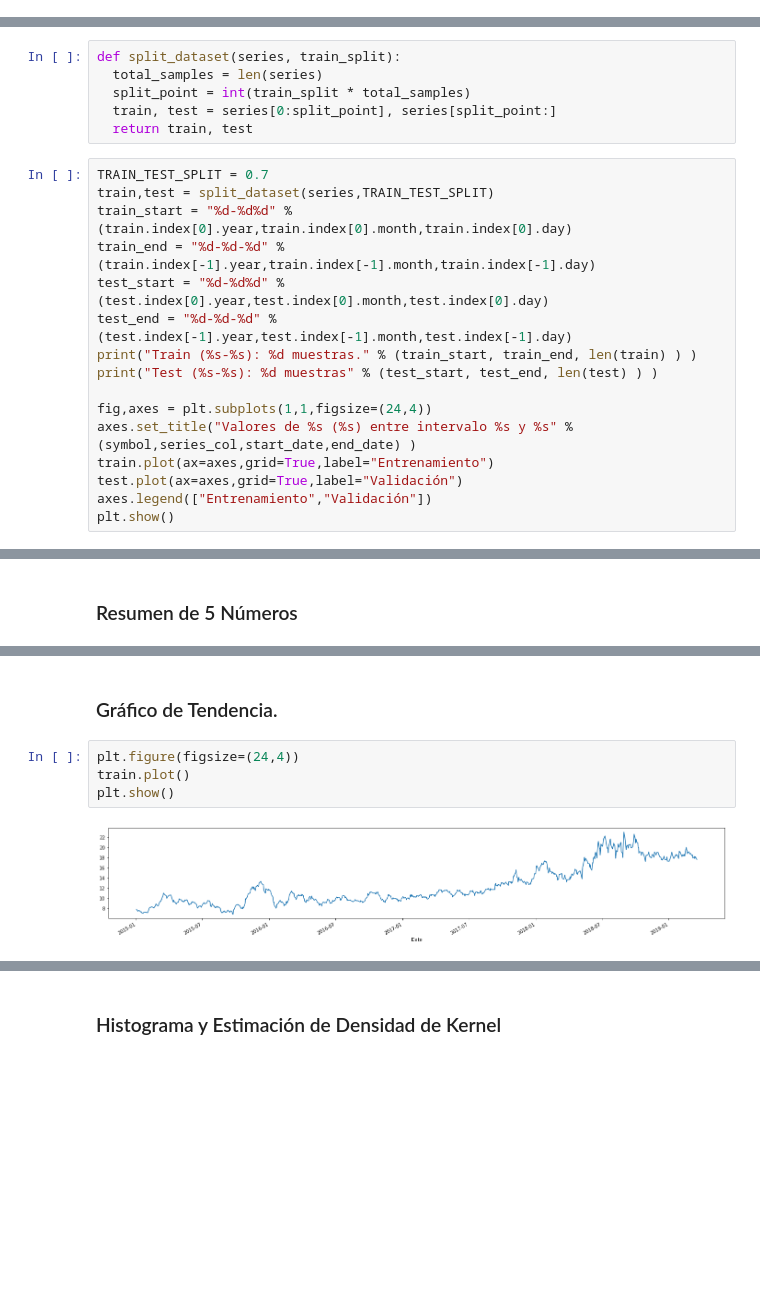
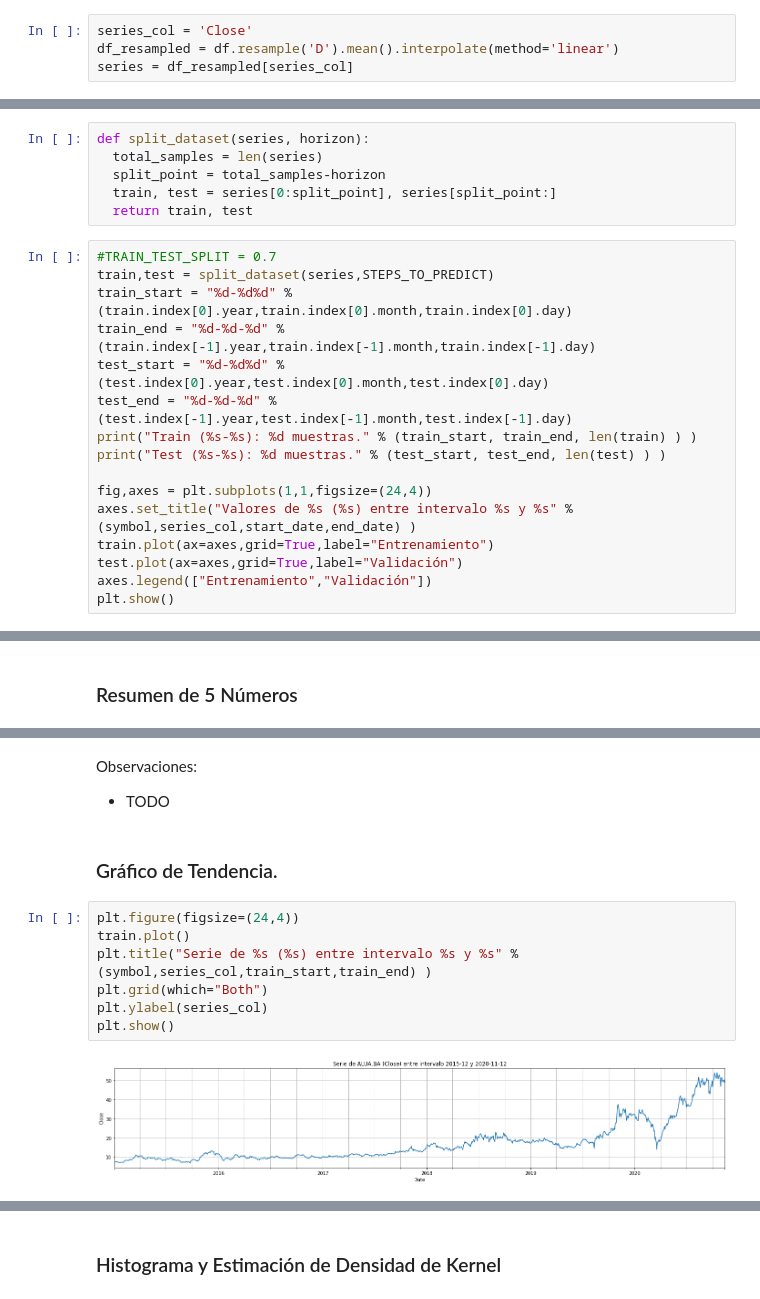
Before and after one commit to nhorro/time-series-merval, a Jupyter notebook: TimeSeries_MERVAL_ALUAR_2015_2021.ipynb, the cells around one changed output, grey strips where cells are left out. Saved outputs shown, nothing was run; the diff lists cells and outputs as text; blank space fills up the shorter version.

```diff
--- a/TimeSeries_MERVAL_ALUAR_2015_2021.ipynb
+++ b/TimeSeries_MERVAL_ALUAR_2015_2021.ipynb
@@ -55,3 +70,7 @@ series = df[series_col]
+# %%
+series_col = 'Close'
+df_resampled = df.resample('D').mean().interpolate(method='linear')
+series = df_resampled[series_col]
 # %%
 fig,axes = plt.subplots(1,1,figsize=(24,4))
 axes.set_title("Valores de %s (%s) entre intervalo %s y %s" % (symbol,series_col,start_date,end_date) )
@@ -64,18 +86,18 @@ plt.show()
 # %%
-def split_dataset(series, train_split):
+def split_dataset(series, horizon):
   total_samples = len(series)
-  split_point = int(train_split * total_samples)
+  split_point = total_samples-horizon
   train, test = series[0:split_point], series[split_point:]
   return train, test
 # %%
-TRAIN_TEST_SPLIT = 0.7
-train,test = split_dataset(series,TRAIN_TEST_SPLIT)
+#TRAIN_TEST_SPLIT = 0.7
+train,test = split_dataset(series,STEPS_TO_PREDICT)
 train_start = "%d-%d%d" % (train.index[0].year,train.index[0].month,train.index[0].day)
 train_end = "%d-%d-%d" % (train.index[-1].year,train.index[-1].month,train.index[-1].day)
 test_start = "%d-%d%d" % (test.index[0].year,test.index[0].month,test.index[0].day)
 test_end = "%d-%d-%d" % (test.index[-1].year,test.index[-1].month,test.index[-1].day)
 print("Train (%s-%s): %d muestras." % (train_start, train_end, len(train) ) )
-print("Test (%s-%s): %d muestras" % (test_start, test_end, len(test) ) )
+print("Test (%s-%s): %d muestras." % (test_start, test_end, len(test) ) )
 
 fig,axes = plt.subplots(1,1,figsize=(24,4))
 axes.set_title("Valores de %s (%s) entre intervalo %s y %s" % (symbol,series_col,start_date,end_date) )
@@ -200,9 +230,15 @@ max        23.000000
 Name: Close, dtype: float64
+# %% [markdown]
+Observaciones:
+- TODO
 # %% [markdown]
 ### Gráfico de Tendencia.
 # %%
 plt.figure(figsize=(24,4))
 train.plot()
+plt.title("Serie de %s (%s) entre intervalo %s y %s" % (symbol,series_col,train_start,train_end) )
+plt.grid(which="Both")
+plt.ylabel(series_col)
 plt.show()
 # %% [output]
-[figure, old version]
+[figure, new version]
```
Also changed, not shown: parts of 130 cells of this notebook, 1 other file.
